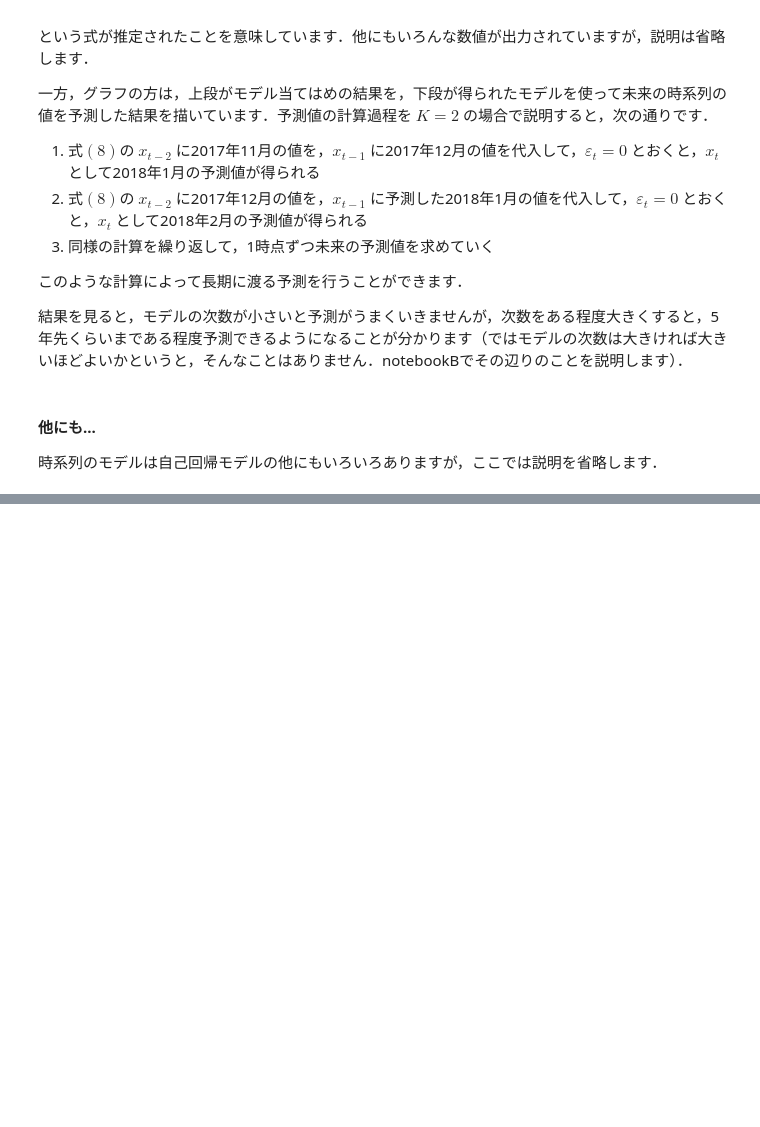
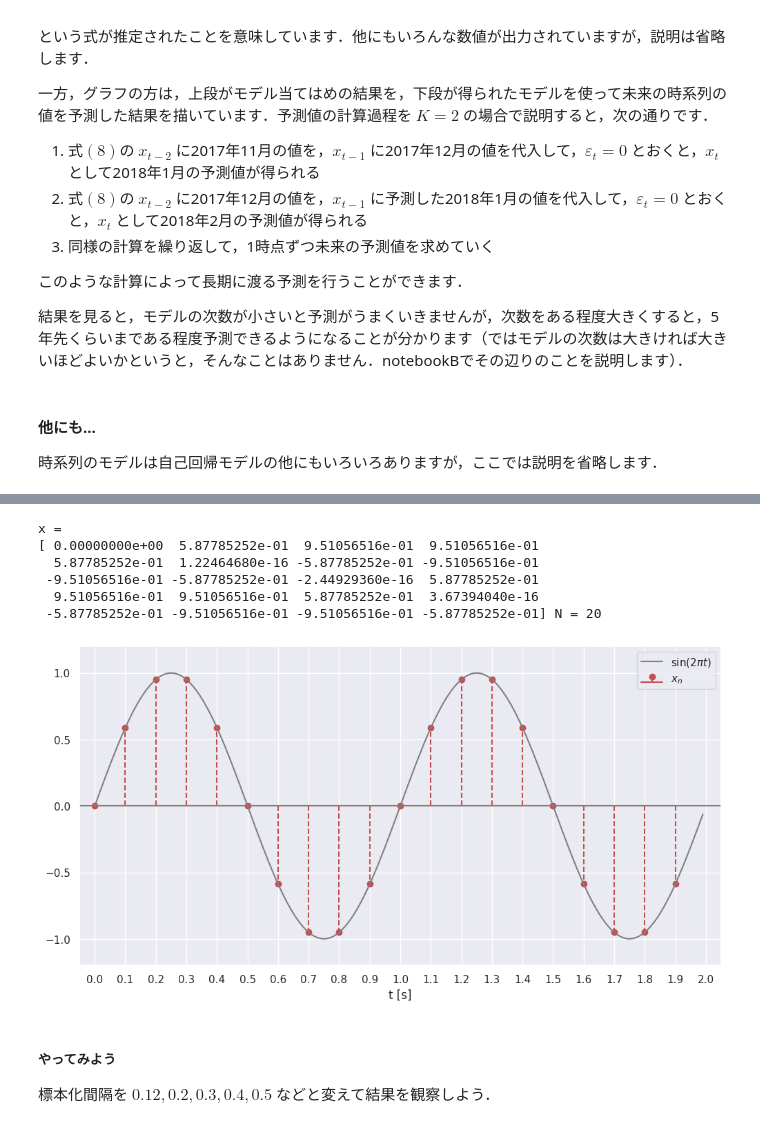
Before and after one commit to takatakamanbou/MVA, a Jupyter notebook: ex13notebookA.ipynb, the cells around one changed output, grey strips where cells are left out. Drawn from its saved outputs; the diff is of its cells as text; code cells hidden in the pictures; blank space fills up the shorter version.

```diff
--- a/ex13notebookA.ipynb
+++ b/ex13notebookA.ipynb
@@ -489,0 +653,38 @@ $$
+# %%
+T = 0.1
+
+duration = 2.0
+
+t_sample = np.arange(0, duration, T)
+N = len(t_sample)
+t = np.arange(0, duration, 0.01)
+x_sample = np.sin(2*np.pi*t_sample)
+x        = np.sin(2*np.pi*t)
+
+print('x = ')
+print(x_sample, f'N = {N}')
+
+fig, ax = plt.subplots(figsize=(12, 6))
+ax.stem(t_sample, x_sample, linefmt='r--', markerfmt='ro', label='$x_n$')
+ax.plot(t, x, '-', label=f'$\sin(2\pi t)$', color='gray')
+ax.set_xlabel('t [s]')
+ax.axhline(0, color='gray')
+ax.set_xlim(-0.05, 2.05)
+ax.set_ylim(-1.2, 1.2)
+ax.set_xticks(np.arange(0, duration+0.1, T))
+ax.legend()
+
+plt.show()
+# %% [output]
+x =
+[ 0.00000000e+00  5.87785252e-01  9.51056516e-01  9.51056516e-01
+  5.87785252e-01  1.22464680e-16 -5.87785252e-01 -9.51056516e-01
+ -9.51056516e-01 -5.87785252e-01 -2.44929360e-16  5.87785252e-01
+  9.51056516e-01  9.51056516e-01  5.87785252e-01  3.67394040e-16
+ -5.87785252e-01 -9.51056516e-01 -9.51056516e-01 -5.87785252e-01] N = 20
+[figure, added]
+# %% [markdown]
+##### やってみよう
+
+
+標本化間隔を $0.12, 0.2, 0.3, 0.4, 0.5$ などと変えて結果を観察しよう．
```
Also changed, not shown: parts of 25 cells of this notebook.
